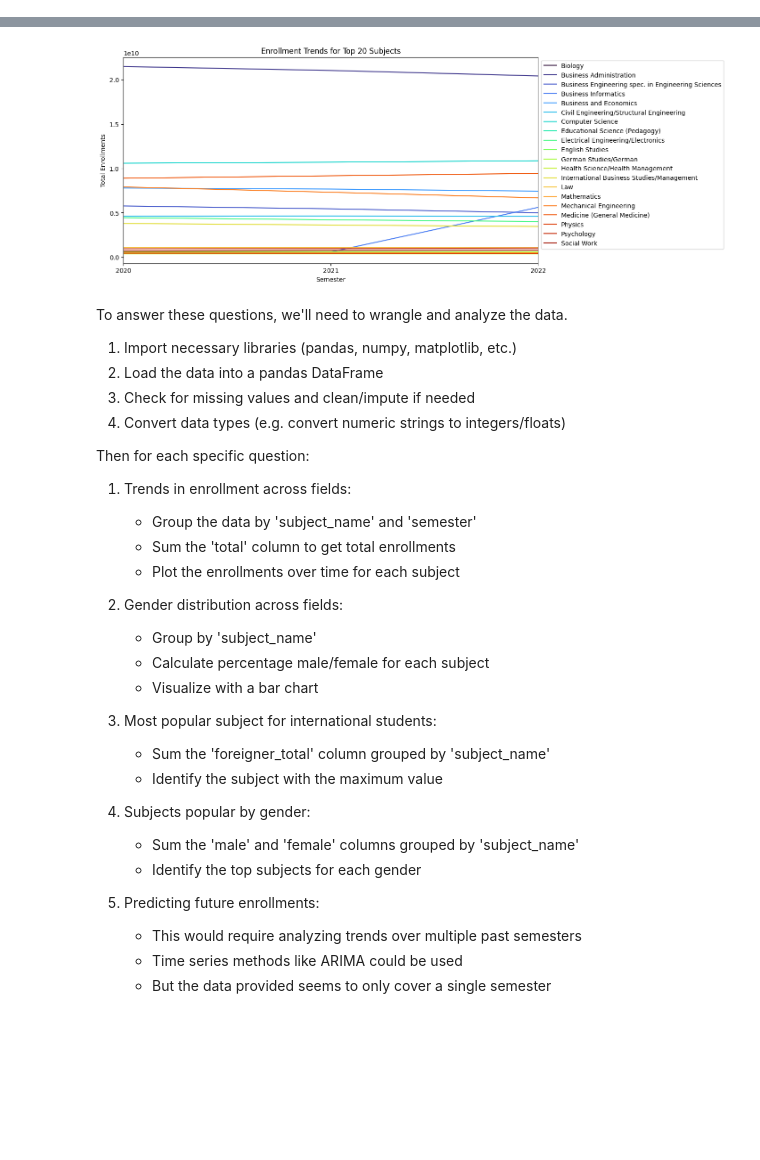
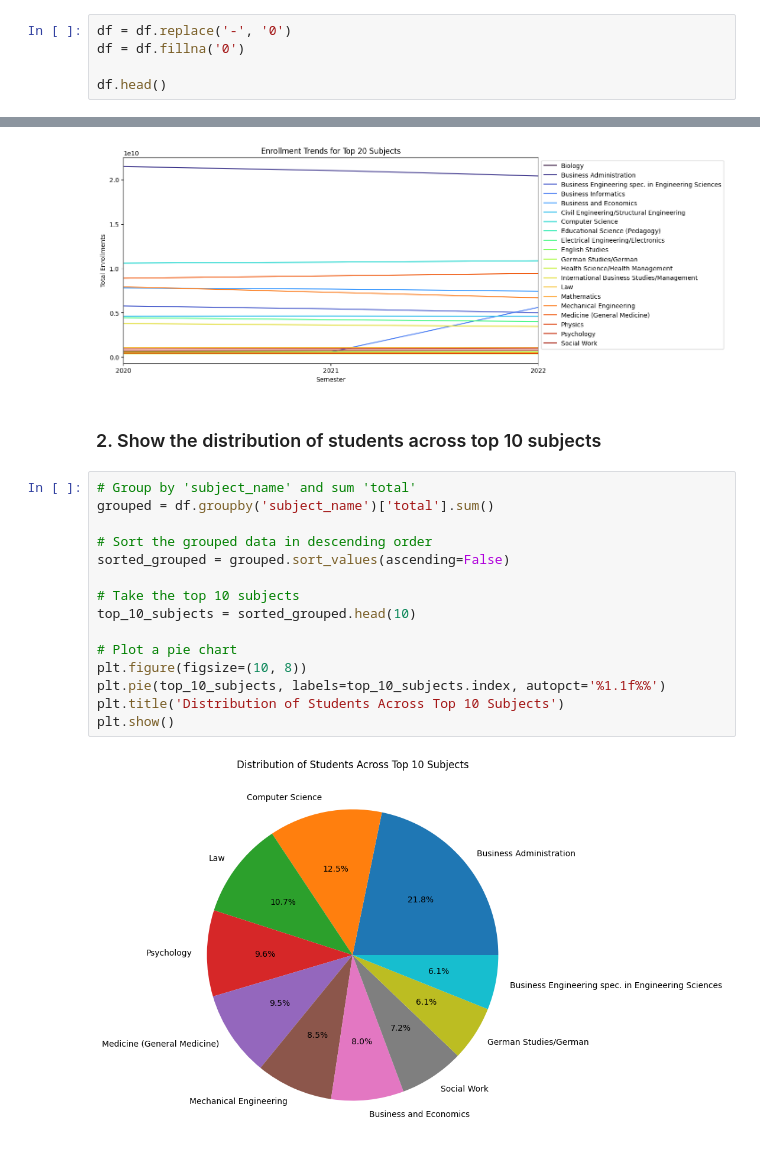
Before and after one commit to lam1aa/RSE-Student-Subject, a Jupyter notebook: src/EDA.ipynb, the cells around one changed output, grey strips where cells are left out. Cells and saved outputs as stored; diff of their text form; blank space fills up the shorter version.

Commit message:
Solved research question 2,3,4,5

```diff
--- a/src/EDA.ipynb
+++ b/src/EDA.ipynb
@@ -31,0 +27,5 @@ df.head()
+# %%
+df = df.replace('-', '0')
+df = df.fillna('0')
+
+df.head()
@@ -96,35 +103,22 @@ ax.legend(loc='upper left', bbox_to_anchor=(1, 1))
 plt.show()
 # %% [output]
 [figure]
-# %% [markdown]
-To answer these questions, we'll need to wrangle and analyze the data.
-
-1. Import necessary libraries (pandas, numpy, matplotlib, etc.)
-2. Load the data into a pandas DataFrame
-3. Check for missing values and clean/impute if needed
-4. Convert data types (e.g. convert numeric strings to integers/floats)
-
-Then for each specific question:
-
-1. Trends in enrollment across fields:
-    - Group the data by 'subject_name' and 'semester'
-    - Sum the 'total' column to get total enrollments
-    - Plot the enrollments over time for each subject
-
-2. Gender distribution across fields:
-    - Group by 'subject_name'
-    - Calculate percentage male/female for each subject
-    - Visualize with a bar chart
-
-3. Most popular subject for international students:
-    - Sum the 'foreigner_total' column grouped by 'subject_name'
-    - Identify the subject with the maximum value
-
-4. Subjects popular by gender:
-    - Sum the 'male' and 'female' columns grouped by 'subject_name'
-    - Identify the top subjects for each gender
-
-5. Predicting future enrollments:
-    - This would require analyzing trends over multiple past semesters
-    - Time series methods like ARIMA could be used
-    - But the data provided seems to only cover a single semester
+# %% [markdown]
+### 2. Show the distribution of students across top 10 subjects
+# %%
+# Group by 'subject_name' and sum 'total'
+grouped = df.groupby('subject_name')['total'].sum()
+
+# Sort the grouped data in descending order
+sorted_grouped = grouped.sort_values(ascending=False)
+
+# Take the top 10 subjects
+top_10_subjects = sorted_grouped.head(10)
+
+# Plot a pie chart
+plt.figure(figsize=(10, 8))
+plt.pie(top_10_subjects, labels=top_10_subjects.index, autopct='%1.1f%%')
+plt.title('Distribution of Students Across Top 10 Subjects')
+plt.show()
+# %% [output]
+[figure, added]
```
Also changed, not shown: parts of 16 cells of this notebook.
